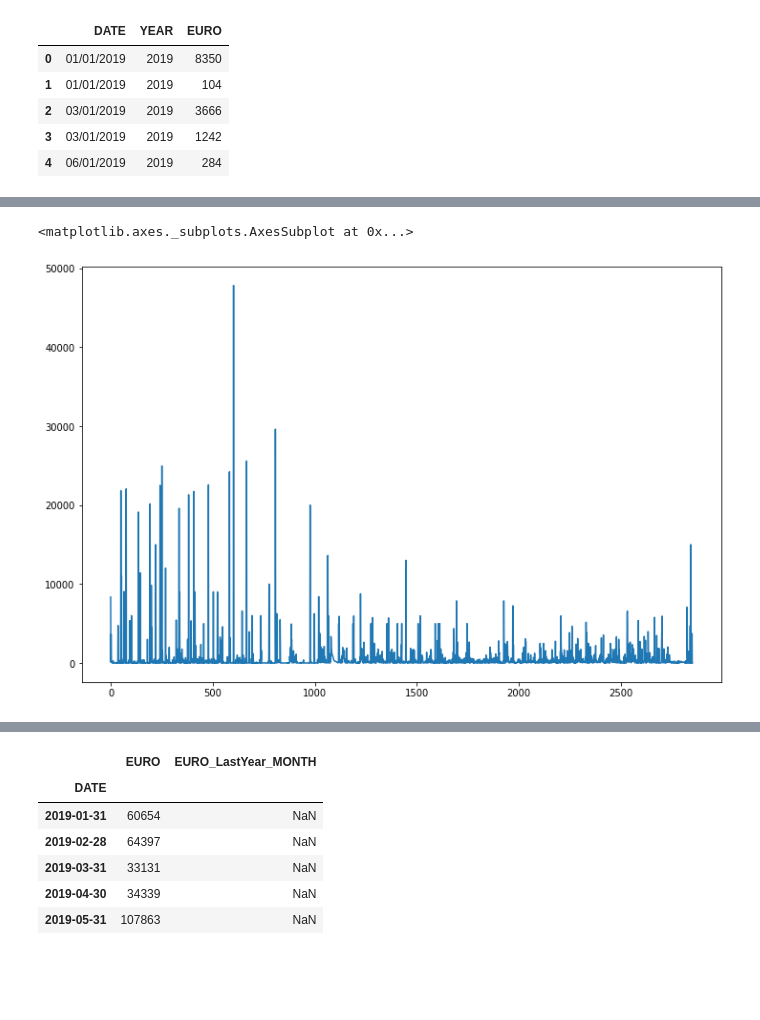
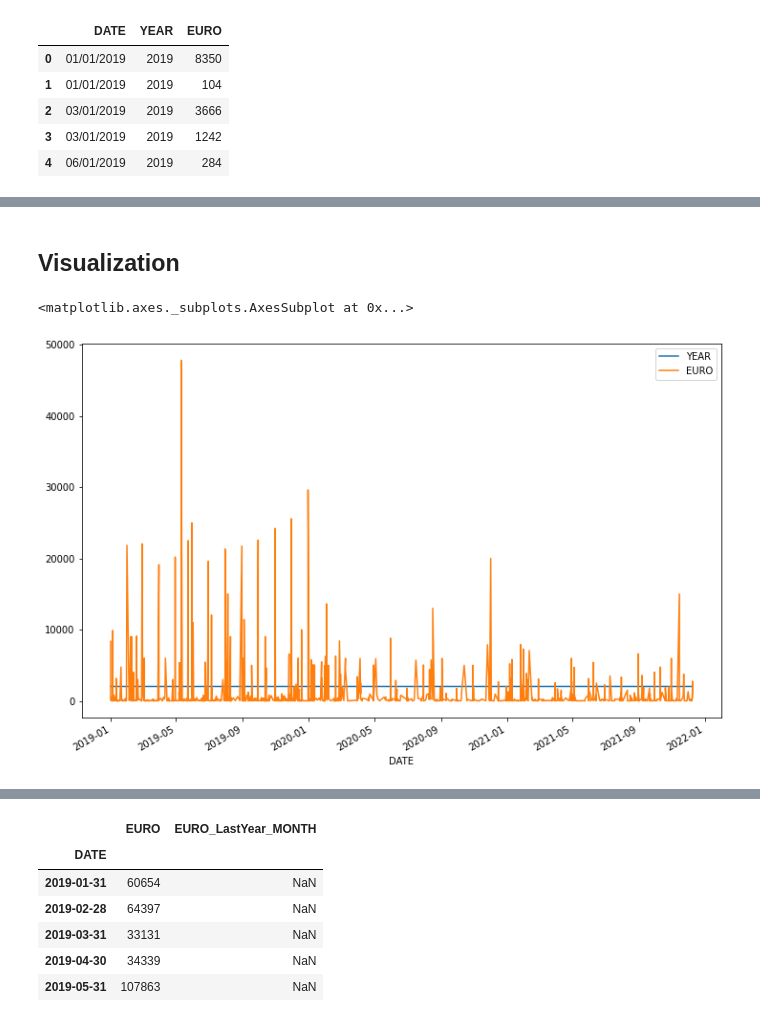
Before and after one commit to AbdulWajid99/Time_Series_Project, a Jupyter notebook: General1.ipynb, the cells around one changed output, grey strips where cells are left out. Saved outputs shown, nothing was run; the diff lists cells and outputs as text; code cells hidden in the pictures; blank space fills up the shorter version.

```diff
--- a/General1.ipynb
+++ b/General1.ipynb
@@ -16,13 +16,3 @@ df.head()
 | 2 | 03/01/2019 | 2019 | 3666 |
 | 3 | 03/01/2019 | 2019 | 1242 |
 | 4 | 06/01/2019 | 2019 | 284 |
-# %%
-# import require libraries
-import pandas as pd
-import numpy as np
-
-
-# read General1 dataset
-df = pd.read_csv('/content/drive/MyDrive/Time_Series-Hassan/General/Data1.csv', parse_dates=True)
-df.index.freq = 'MS'
-df.head(20)
@@ -35,0 +44,3 @@ df.head(20)
+# %%
+df.set_index('DATE', inplace=True)
+df.head()
@@ -36,5 +55,7 @@ df.head(20)
+# %% [markdown]
+## **Visualization**
 # %%
-df['EURO'].plot(figsize=(12,8))
+df.plot(figsize=(12,8))
 # %% [output]
 <matplotlib.axes._subplots.AxesSubplot at 0x...>
-[figure, old version]
+[figure, new version]
```
Also changed, not shown: parts of 21 cells of this notebook.
